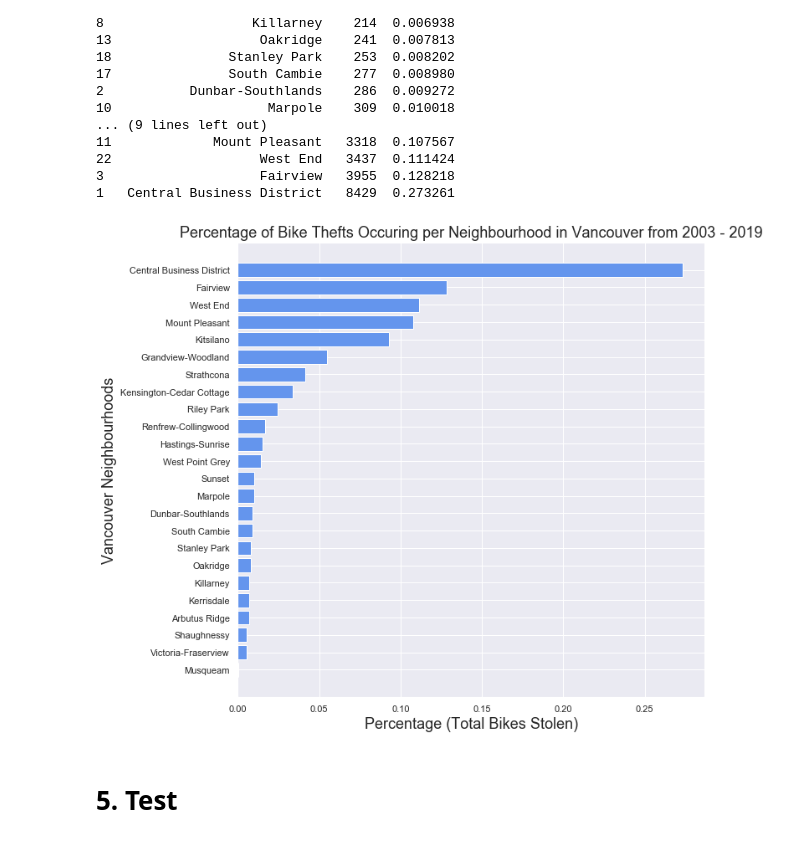
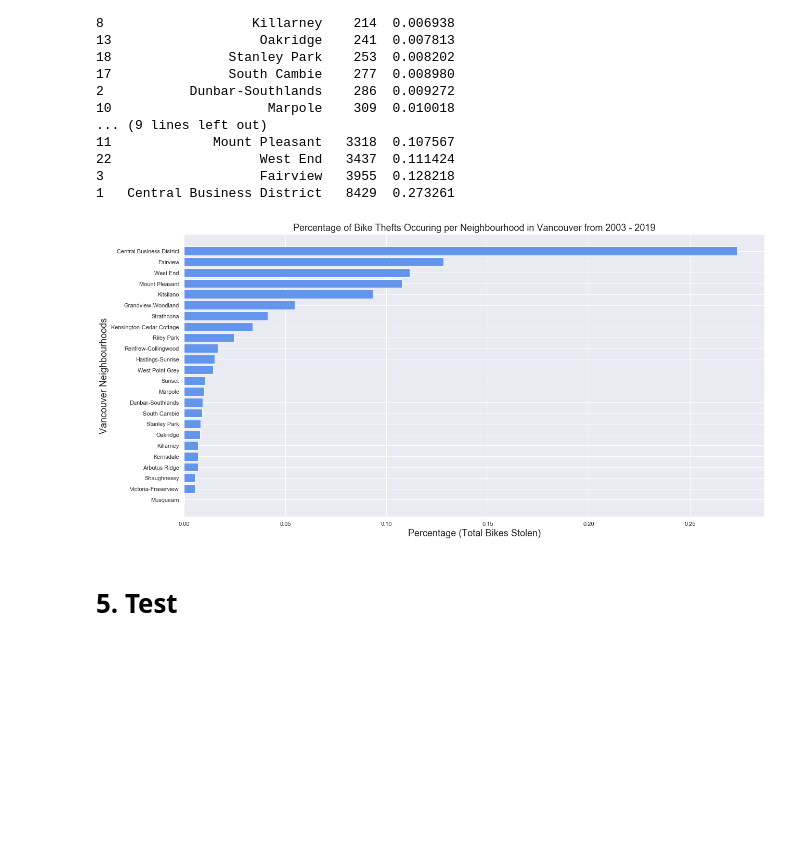
Before and after one commit to WanatabeShin/cmpt-353-final-project, a Jupyter notebook: trend.ipynb, the cells around one changed output. Saved outputs shown, nothing was run; the diff lists cells and outputs as text; code cells hidden in the pictures; blank space fills up the shorter version.

```diff
--- a/trend.ipynb
+++ b/trend.ipynb
@@ -260,19 +260,19 @@ print(df_n)
 3                    Fairview   3955  0.128218
 1   Central Business District   8429  0.273261
 # %%
-plt.figure(figsize=(10, 10))
+plt.figure(figsize=(20, 10))
 plt.title("Percentage of Bike Thefts Occuring per Neighbourhood in Vancouver from 2003 - 2019",
           fontsize=18)
 plt.xlabel("Percentage (Total Bikes Stolen)",
            fontsize=18)
 plt.ylabel("Vancouver Neighbourhoods",
            fontsize=18)
 plt.barh(df_n["NEIGHBOURHOOD"], df_n["PROB"], color="cornflowerblue")
 
 plt.savefig('images/bike_theft_probability_neighbourhood.png')
 plt.show()
 # %% [output]
-[figure, old version]
+[figure, new version]
 # %% [markdown]
 # 5. Test
 # %%
```
Also changed, not shown: parts of 1 cell of this notebook, 6 other files.
